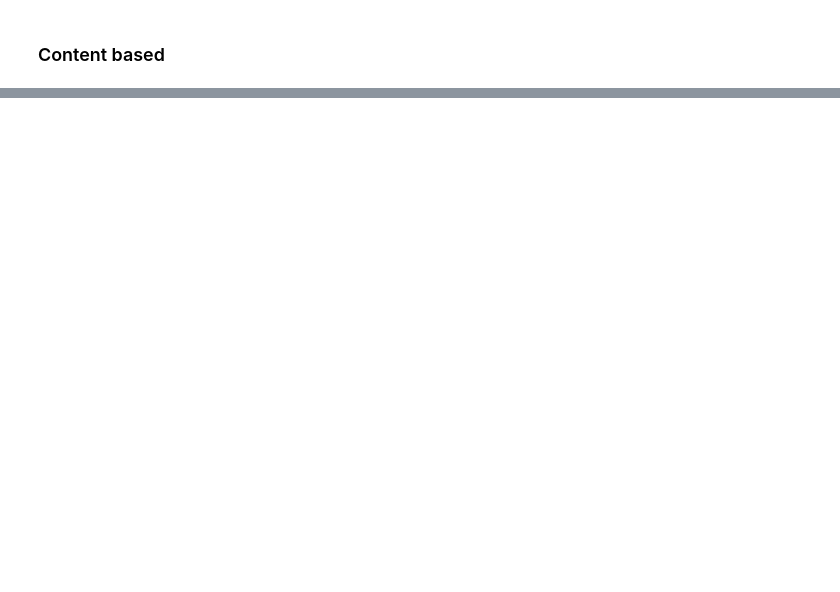
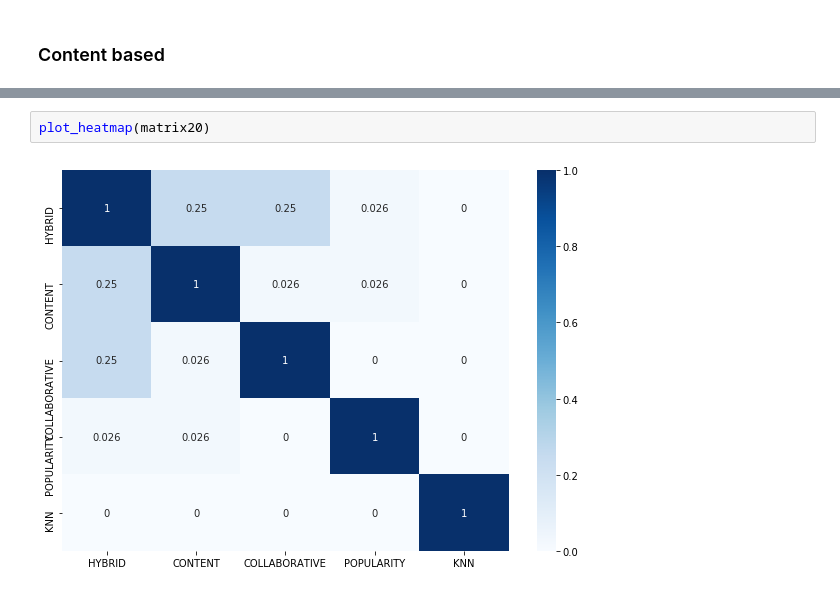
Before and after one commit to mcPear/recommender-systems-playground, a Jupyter notebook: hybrid/HybrydRS.ipynb, the cells around one changed output, grey strips where cells are left out. Cells and saved outputs as stored; diff of their text form; blank space fills up the shorter version.

```diff
--- a/hybrid/HybrydRS.ipynb
+++ b/hybrid/HybrydRS.ipynb
@@ -319,0 +435,4 @@ h.res.sort_values(by=['content_rating'],ascending=False).head(20)
+# %%
+plot_heatmap(matrix20)
+# %% [output]
+[figure, added]
```
Also changed, not shown: parts of 22 cells of this notebook, 2 other files.
